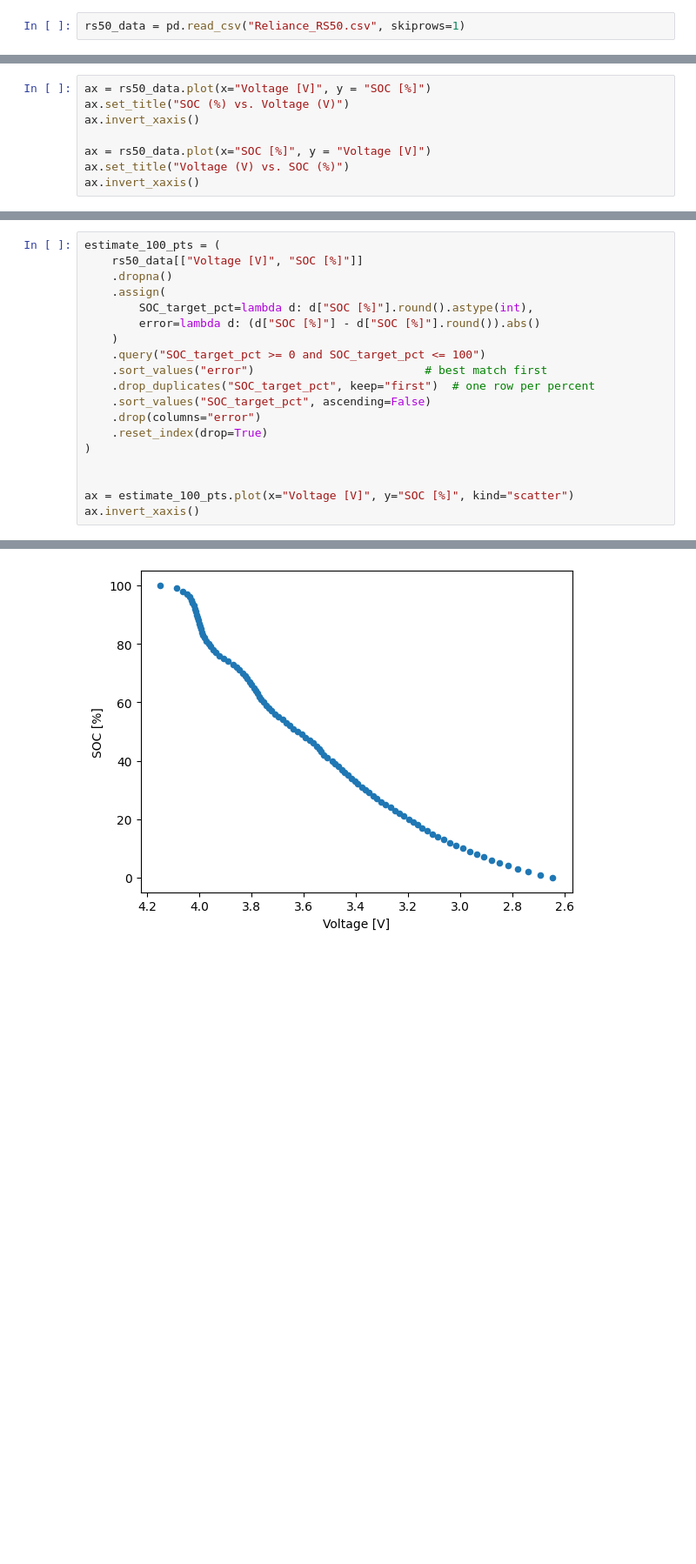
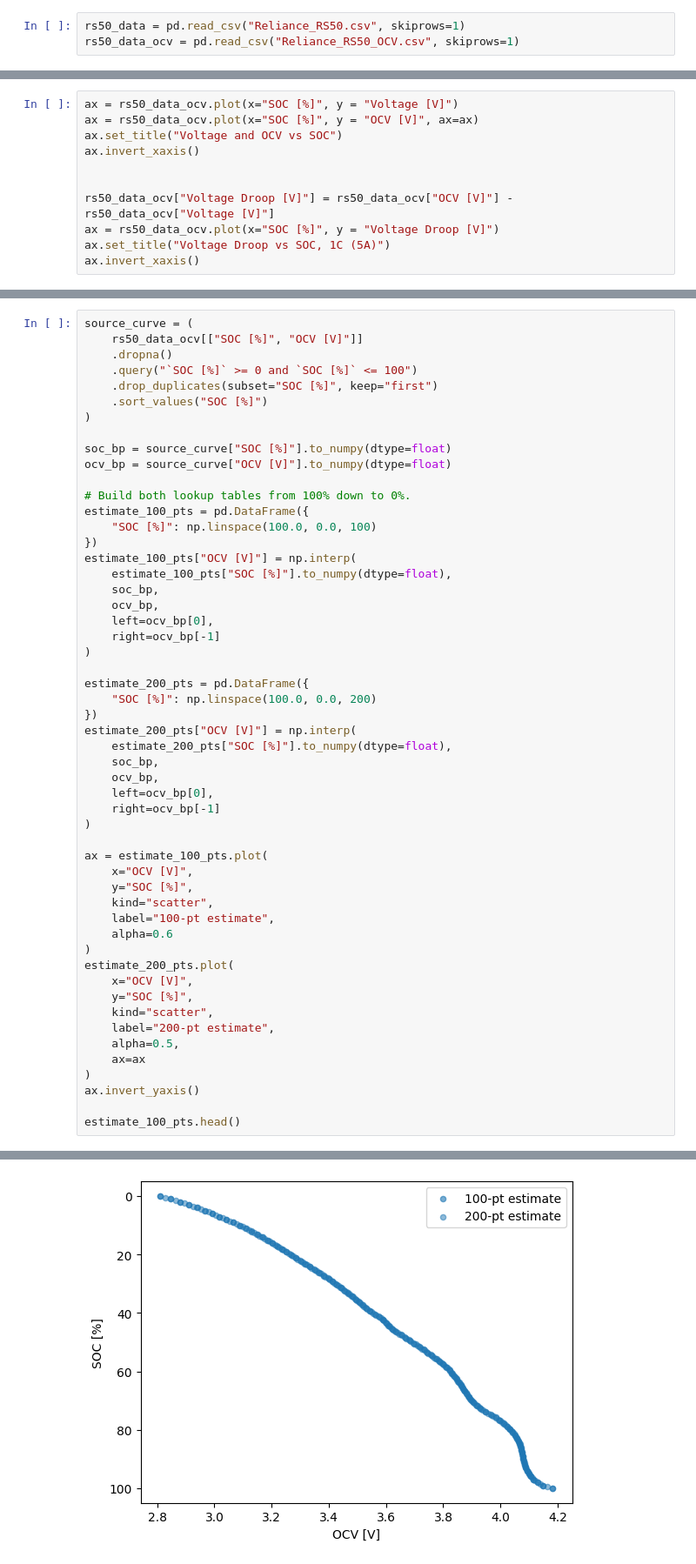
Before and after one commit to terps-racing-ev/HVC-Firmware, a Jupyter notebook: tools/rs50_data_viewing.ipynb, the cells around one changed output, grey strips where cells are left out. Shown at 87% size. Cells and saved outputs as stored; diff of their text form; blank space fills up the shorter version.

```diff
--- a/tools/rs50_data_viewing.ipynb
+++ b/tools/rs50_data_viewing.ipynb
@@ -4,3 +5,4 @@ import matplotlib as plt
 # %%
 rs50_data = pd.read_csv("Reliance_RS50.csv", skiprows=1)
+rs50_data_ocv = pd.read_csv("Reliance_RS50_OCV.csv", skiprows=1)
 # %%
@@ -22,9 +24,12 @@ rs50_data
 # %%
-ax = rs50_data.plot(x="Voltage [V]", y = "SOC [%]")
-ax.set_title("SOC (%) vs. Voltage (V)")
+ax = rs50_data_ocv.plot(x="SOC [%]", y = "Voltage [V]")
+ax = rs50_data_ocv.plot(x="SOC [%]", y = "OCV [V]", ax=ax)
+ax.set_title("Voltage and OCV vs SOC")
 ax.invert_xaxis()
 
-ax = rs50_data.plot(x="SOC [%]", y = "Voltage [V]")
-ax.set_title("Voltage (V) vs. SOC (%)")
+
+rs50_data_ocv["Voltage Droop [V]"] = rs50_data_ocv["OCV [V]"] - rs50_data_ocv["Voltage [V]"]
+ax = rs50_data_ocv.plot(x="SOC [%]", y = "Voltage Droop [V]")
+ax.set_title("Voltage Droop vs SOC, 1C (5A)")
 ax.invert_xaxis()
 # %% [output]
@@ -38,22 +43,56 @@ ax.set_title("Voltage (V) vs. Disharged Capacity (Ah)")
 Text(0.5, 1.0, 'Voltage (V) vs. Disharged Capacity (Ah)')
 [figure]
 # %%
-estimate_100_pts = (
-    rs50_data[["Voltage [V]", "SOC [%]"]]
+source_curve = (
+    rs50_data_ocv[["SOC [%]", "OCV [V]"]]
     .dropna()
-    .assign(
-        SOC_target_pct=lambda d: d["SOC [%]"].round().astype(int),
-        error=lambda d: (d["SOC [%]"] - d["SOC [%]"].round()).abs()
-    )
-    .query("SOC_target_pct >= 0 and SOC_target_pct <= 100")
-    .sort_values("error")                         # best match first
-    .drop_duplicates("SOC_target_pct", keep="first")  # one row per percent
-    .sort_values("SOC_target_pct", ascending=False)
-    .drop(columns="error")
-    .reset_index(drop=True)
+    .query("`SOC [%]` >= 0 and `SOC [%]` <= 100")
+    .drop_duplicates(subset="SOC [%]", keep="first")
+    .sort_values("SOC [%]")
 )
 
+soc_bp = source_curve["SOC [%]"].to_numpy(dtype=float)
+ocv_bp = source_curve["OCV [V]"].to_numpy(dtype=float)
 
-ax = estimate_100_pts.plot(x="Voltage [V]", y="SOC [%]", kind="scatter")
-ax.invert_xaxis()
+# Build both lookup tables from 100% down to 0%.
+estimate_100_pts = pd.DataFrame({
+    "SOC [%]": np.linspace(100.0, 0.0, 100)
+})
+estimate_100_pts["OCV [V]"] = np.interp(
+    estimate_100_pts["SOC [%]"].to_numpy(dtype=float),
+    soc_bp,
+    ocv_bp,
+    left=ocv_bp[0],
+    right=ocv_bp[-1]
+)
+
+estimate_200_pts = pd.DataFrame({
+    "SOC [%]": np.linspace(100.0, 0.0, 200)
+})
+estimate_200_pts["OCV [V]"] = np.interp(
+    estimate_200_pts["SOC [%]"].to_numpy(dtype=float),
+    soc_bp,
+    ocv_bp,
+    left=ocv_bp[0],
+    right=ocv_bp[-1]
+)
+
+ax = estimate_100_pts.plot(
+    x="OCV [V]",
+    y="SOC [%]",
+    kind="scatter",
+    label="100-pt estimate",
+    alpha=0.6
+)
+estimate_200_pts.plot(
+    x="OCV [V]",
+    y="SOC [%]",
+    kind="scatter",
+    label="200-pt estimate",
+    alpha=0.5,
+    ax=ax
+)
+ax.invert_yaxis()
+
+estimate_100_pts.head()
 # %% [output]
@@ -60 +105 @@ ax.invert_xaxis()
-[figure, old version]
+[figure, new version]
```
Also changed, not shown: parts of 9 cells of this notebook, 25 other files.
